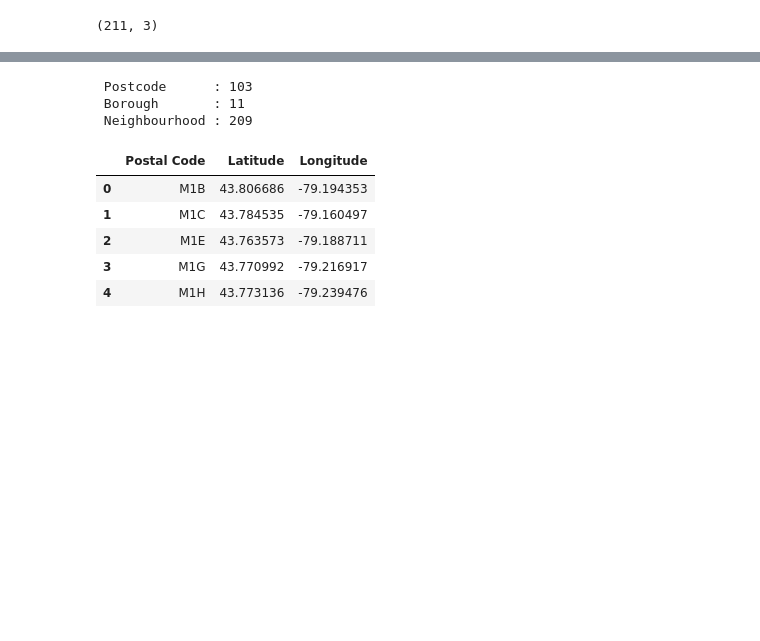
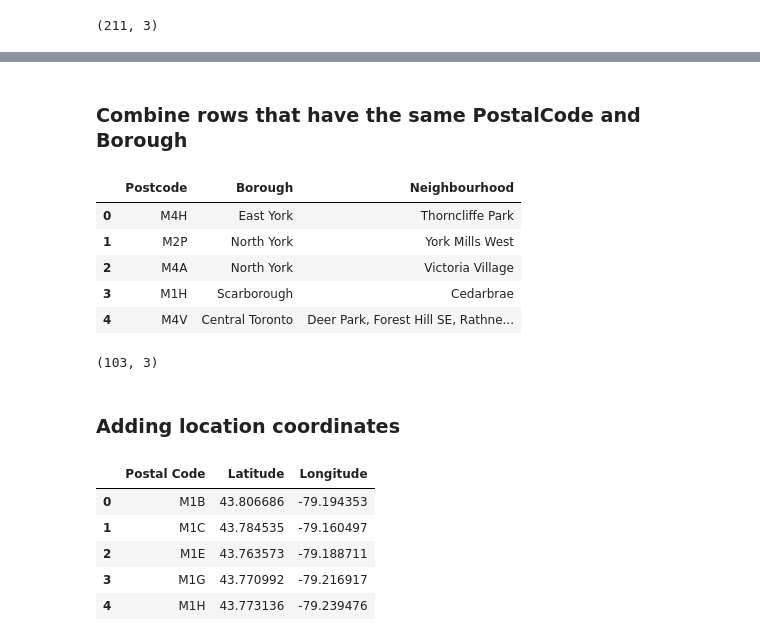
Before and after one commit to isbains2003/Coursera_Capstone, a Jupyter notebook: Capstone_Project.ipynb, the cells around one changed output, grey strips where cells are left out. Drawn from its saved outputs; the diff is of its cells as text; code cells hidden in the pictures; blank space fills up the shorter version.

```diff
--- a/Capstone_Project.ipynb
+++ b/Capstone_Project.ipynb
@@ -245,13 +147,26 @@ memory usage: 6.6+ KB
-# %%
-P1 = Neighbourhoods.Postcode.nunique ()
-B1 = Neighbourhoods.Borough.nunique ()
-N1 = Neighbourhoods.Neighbourhood.nunique ()
-
-print (' Postcode      :', P1, '\n','Borough       :', B1, '\n','Neighbourhood :', N1 )
-# %% [output]
- Postcode      : 103
- Borough       : 11
- Neighbourhood : 209
+# %% [markdown]
+### Combine rows that have the same PostalCode and Borough
+# %%
+Grouped = Neighbourhoods.groupby(['Postcode','Borough'])['Neighbourhood'].apply(list)
+# %%
+Grouped=Grouped.sample(frac=1).reset_index()
+# %%
+Grouped['Neighbourhood']=Grouped['Neighbourhood'].str.join(', ')
+# %%
+Grouped.head ()
+# %% [output]
+|  | Postcode | Borough | Neighbourhood |
+| 0 | M4H | East York | Thorncliffe Park |
+| 1 | M2P | North York | York Mills West |
+| 2 | M4A | North York | Victoria Village |
+| 3 | M1H | Scarborough | Cedarbrae |
+| 4 | M4V | Central Toronto | Deer Park, Forest Hill SE, Rathne... |
+# %%
+Grouped.shape
+# %% [output]
+(103, 3)
+# %% [markdown]
+### Adding location coordinates
 # %%
 coord = pd.read_csv ('Geospatial_Coordinates.csv')
 # %%
```
Also changed, not shown: parts of 31 cells of this notebook.
